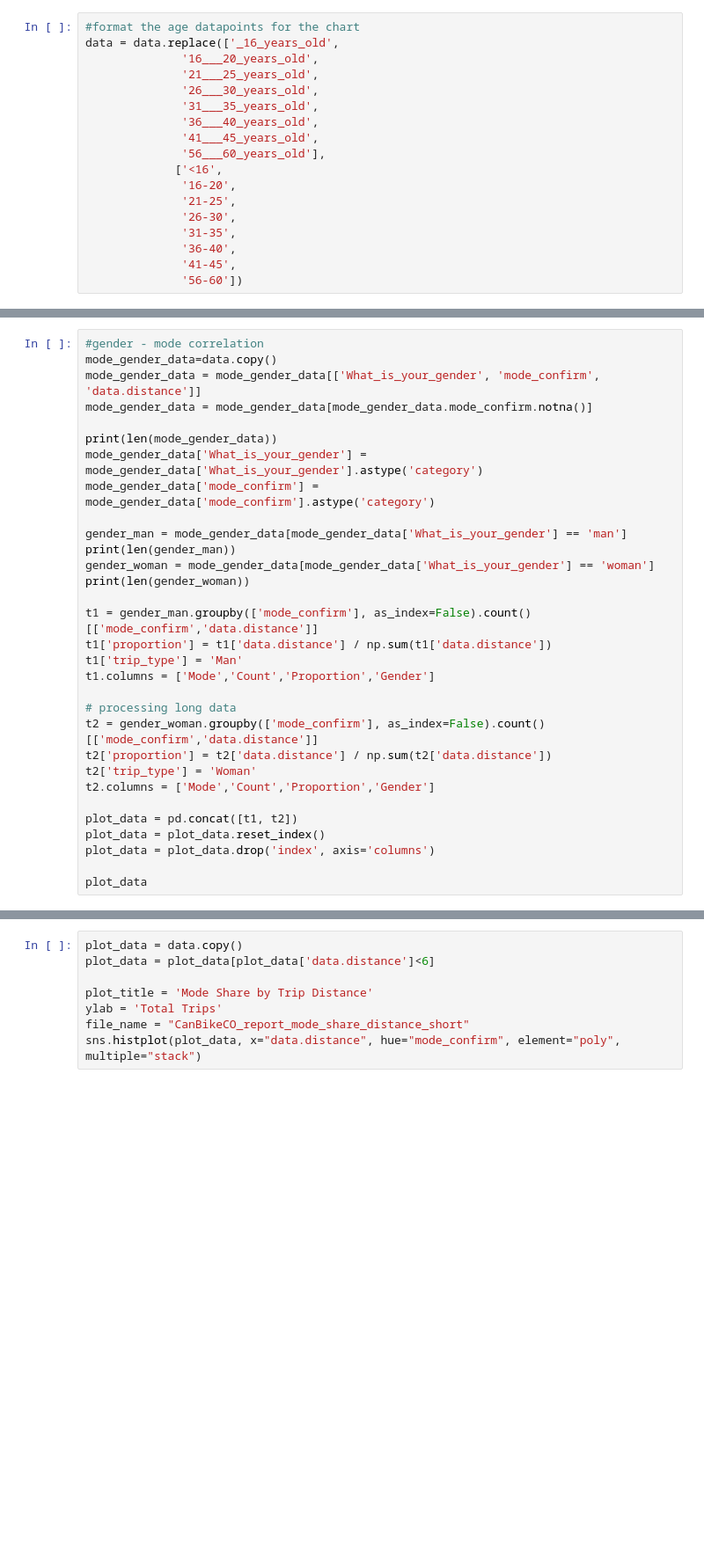
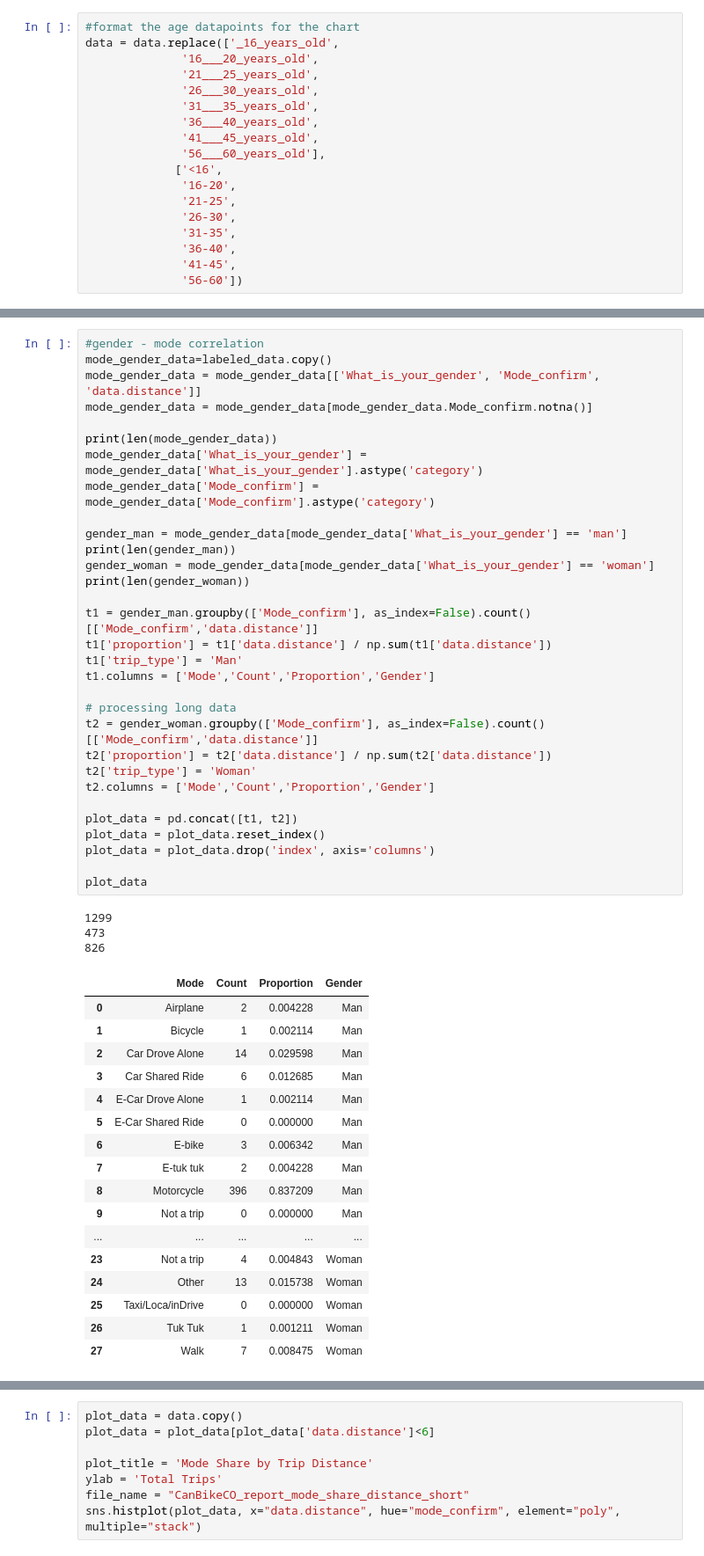
Before and after one commit to jpfleischer/em-public-dashboard, a Jupyter notebook: viz_scripts/PaperVizualizations/Abby/USAID-Laos-PrelimDataGrab.ipynb, the cells around one changed output, grey strips where cells are left out. Shown at 88% size. Drawn from its saved outputs; the diff is of its cells as text; blank space fills up the shorter version.

```diff
--- a/viz_scripts/PaperVizualizations/Abby/USAID-Laos-PrelimDataGrab.ipynb
+++ b/viz_scripts/PaperVizualizations/Abby/USAID-Laos-PrelimDataGrab.ipynb
@@ -136,31 +322,52 @@ fig.savefig(file_name+".png", bbox_inches='tight')
 # %%
 #gender - mode correlation
-mode_gender_data=data.copy()
-mode_gender_data = mode_gender_data[['What_is_your_gender', 'mode_confirm', 'data.distance']]
-mode_gender_data = mode_gender_data[mode_gender_data.mode_confirm.notna()]
+mode_gender_data=labeled_data.copy()
+mode_gender_data = mode_gender_data[['What_is_your_gender', 'Mode_confirm', 'data.distance']]
+mode_gender_data = mode_gender_data[mode_gender_data.Mode_confirm.notna()]
 
 print(len(mode_gender_data))
 mode_gender_data['What_is_your_gender'] = mode_gender_data['What_is_your_gender'].astype('category')
-mode_gender_data['mode_confirm'] = mode_gender_data['mode_confirm'].astype('category')
+mode_gender_data['Mode_confirm'] = mode_gender_data['Mode_confirm'].astype('category')
 
 gender_man = mode_gender_data[mode_gender_data['What_is_your_gender'] == 'man']
 print(len(gender_man))
 gender_woman = mode_gender_data[mode_gender_data['What_is_your_gender'] == 'woman']
 print(len(gender_woman))
 
-t1 = gender_man.groupby(['mode_confirm'], as_index=False).count()[['mode_confirm','data.distance']]
+t1 = gender_man.groupby(['Mode_confirm'], as_index=False).count()[['Mode_confirm','data.distance']]
 t1['proportion'] = t1['data.distance'] / np.sum(t1['data.distance'])
 t1['trip_type'] = 'Man'
 t1.columns = ['Mode','Count','Proportion','Gender']
 
 # processing long data
-t2 = gender_woman.groupby(['mode_confirm'], as_index=False).count()[['mode_confirm','data.distance']]
+t2 = gender_woman.groupby(['Mode_confirm'], as_index=False).count()[['Mode_confirm','data.distance']]
 t2['proportion'] = t2['data.distance'] / np.sum(t2['data.distance'])
 t2['trip_type'] = 'Woman'
 t2.columns = ['Mode','Count','Proportion','Gender']
 
 plot_data = pd.concat([t1, t2])
 plot_data = plot_data.reset_index()
 plot_data = plot_data.drop('index', axis='columns')
 
 plot_data
+# %% [output]
+1299
+473
+826
+|  | Mode | Count | Proportion | Gender |
+| 0 | Airplane | 2 | 0.004228 | Man |
+| 1 | Bicycle | 1 | 0.002114 | Man |
+| 2 | Car Drove Alone | 14 | 0.029598 | Man |
+| 3 | Car Shared Ride | 6 | 0.012685 | Man |
+| 4 | E-Car Drove Alone | 1 | 0.002114 | Man |
+| 5 | E-Car Shared Ride | 0 | 0.000000 | Man |
+| 6 | E-bike | 3 | 0.006342 | Man |
+| 7 | E-tuk tuk | 2 | 0.004228 | Man |
+| 8 | Motorcycle | 396 | 0.837209 | Man |
+| 9 | Not a trip | 0 | 0.000000 | Man |
+| ... | ... | ... | ... | ... |
+| 23 | Not a trip | 4 | 0.004843 | Woman |
+| 24 | Other | 13 | 0.015738 | Woman |
+| 25 | Taxi/Loca/inDrive | 0 | 0.000000 | Woman |
+| 26 | Tuk Tuk | 1 | 0.001211 | Woman |
+| 27 | Walk | 7 | 0.008475 | Woman |
```
Also changed, not shown: parts of 17 cells of this notebook.
